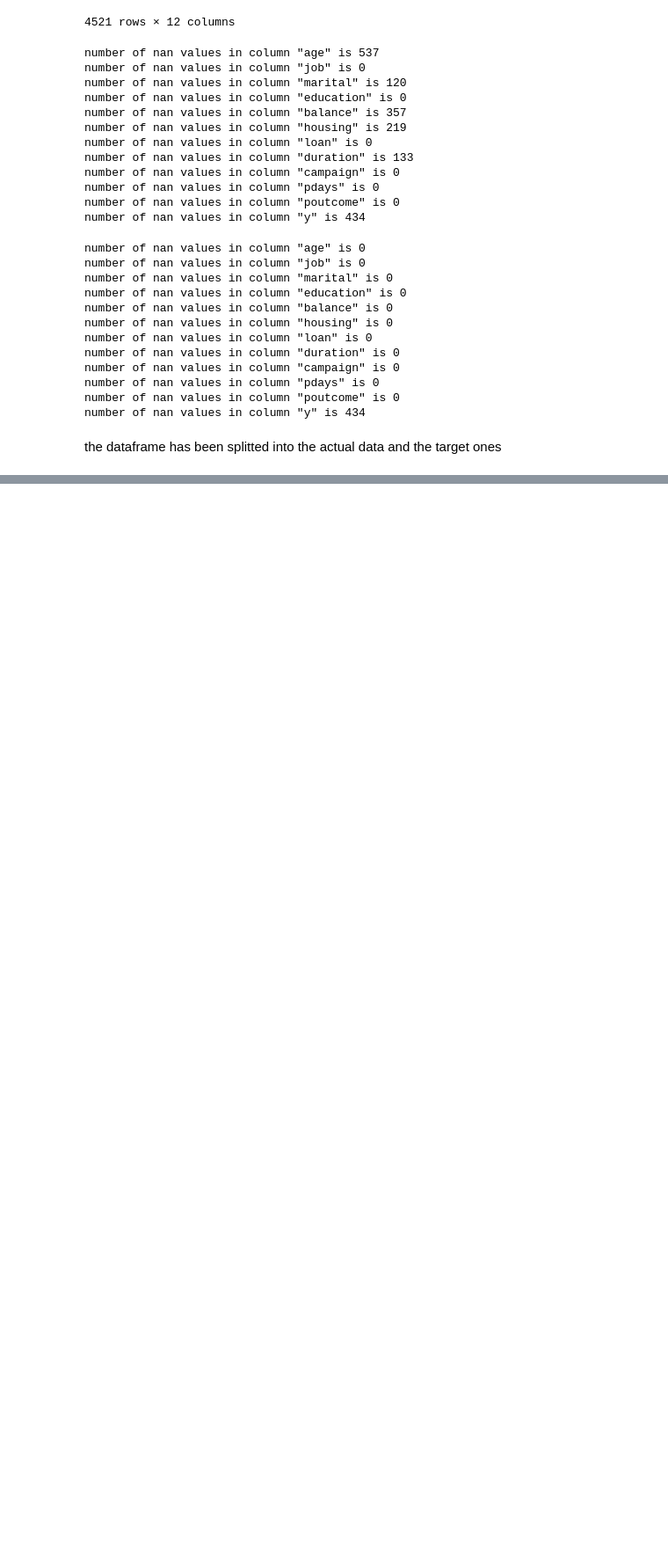
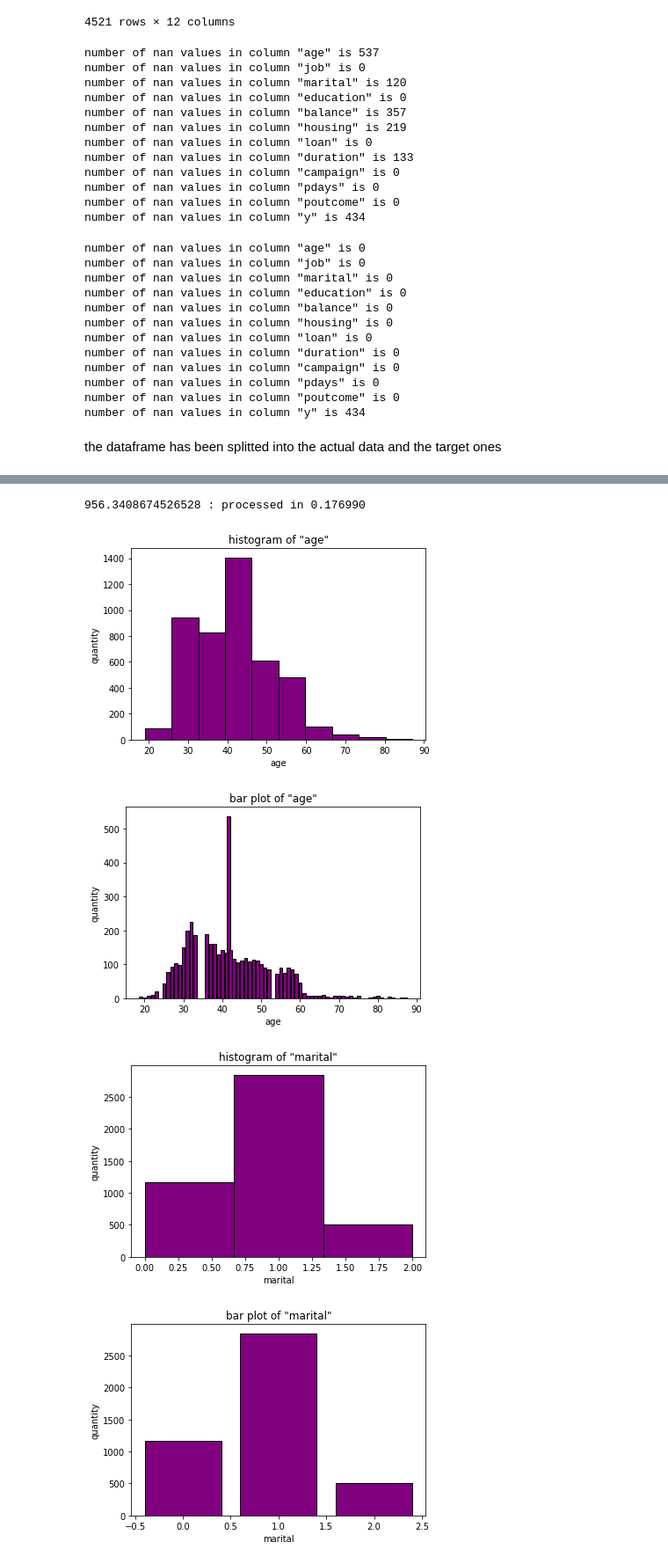
Before and after one commit to ALotov2000/ut-ai-assignment0, a Jupyter notebook: AI-CA0.ipynb, the cells around one changed output, grey strips where cells are left out. Shown: that part at 88% size. Drawn from its saved outputs; the diff is of its cells as text; code cells hidden in the pictures; blank space fills up the shorter version.

Commit message:
finished quest no. 5, 6, 7, and 8: shown the plots as well as some specific query results

```diff
--- a/AI-CA0.ipynb
+++ b/AI-CA0.ipynb
@@ -74,11 +76,13 @@ memory usage: 424.0+ KB
 df['marital'].update(df['marital']
                       .apply(lambda x: 0 if x == 'single' else 1 if x == 'married' else 2 if x == 'divorced' else x))
 df['education'].update(df['education']
-                      .apply(lambda x: 0 if x == 'primary' else 1 if x == 'secondary' else 2 if x == 'tertiary' else x))
+                      .apply(lambda x: 0 if x == 'primary' else 1 if x == 'secondary' else 2 if x == 'tertiary' else 3 if x == 'unknown' else x))
 df['housing'].update(df['housing']
                       .apply(lambda x: 0 if x == 'no' else 1 if x == 'yes' else x))
 df['loan'].update(df['loan']
                       .apply(lambda x: 0 if x == 'no' else 1 if x == 'yes' else x))
+df['poutcome'].update(df['poutcome']
+                      .apply(lambda x: 0 if x == 'success' else 1 if x == 'failure' else 2 if x == 'other' else 3 if x == 'unknown' else x))
 df['y'].update(df['y']
                       .apply(lambda x: 0 if x == 'no' else 1 if x == 'yes' else x))
 df
@@ -150,0 +193,53 @@ the dataframe has been splitted into the actual data and the target ones
+# %%
+startTime = time.time()
+s = 0
+n = 0
+
+# for i in range(df.index.size):
+#   if df.iloc[i]['education'] == 1:
+#     n += 1
+#     s += df.iloc[i]['balance']
+
+for i, row in df.iterrows():
+  if row['education'] == 1:
+    n += 1
+    s += row['balance']
+
+avg = s / n
+
+stopTime = time.time()
+print(avg, ':', 'processed in {:f}'.format(stopTime - startTime))
+# %% [output]
+956.3408674526528 : processed in 0.176990
+# %%
+for col in df:
+  if col == 'job' or col == 'y':
+    continue
+
+  plot.figure()
+  plot.title('histogram of "{}"'.format(col))
+  plot.xlabel(col)
+  plot.ylabel('quantity')
+  plot.hist(
+            df[col],
+            color='purple',
+            edgecolor='black',
+            bins=min(10, df[col].value_counts().count()),
+            histtype='bar')
+  plot.show()
+
+  plot.figure()
+  plot.title('bar plot of "{}"'.format(col))
+  plot.xlabel(col)
+  plot.ylabel('quantity')
+  plot.bar(
+            df[col].value_counts(sort=False).index,
+            df[col].value_counts(sort=False).values,
+            color='purple',
+            edgecolor='black')
+  plot.show()
+# %% [output]
+[figure, added]
+[figure, added]
+[figure, added]
+[figure, added]
```
Also changed, not shown: parts of 6 cells of this notebook.
